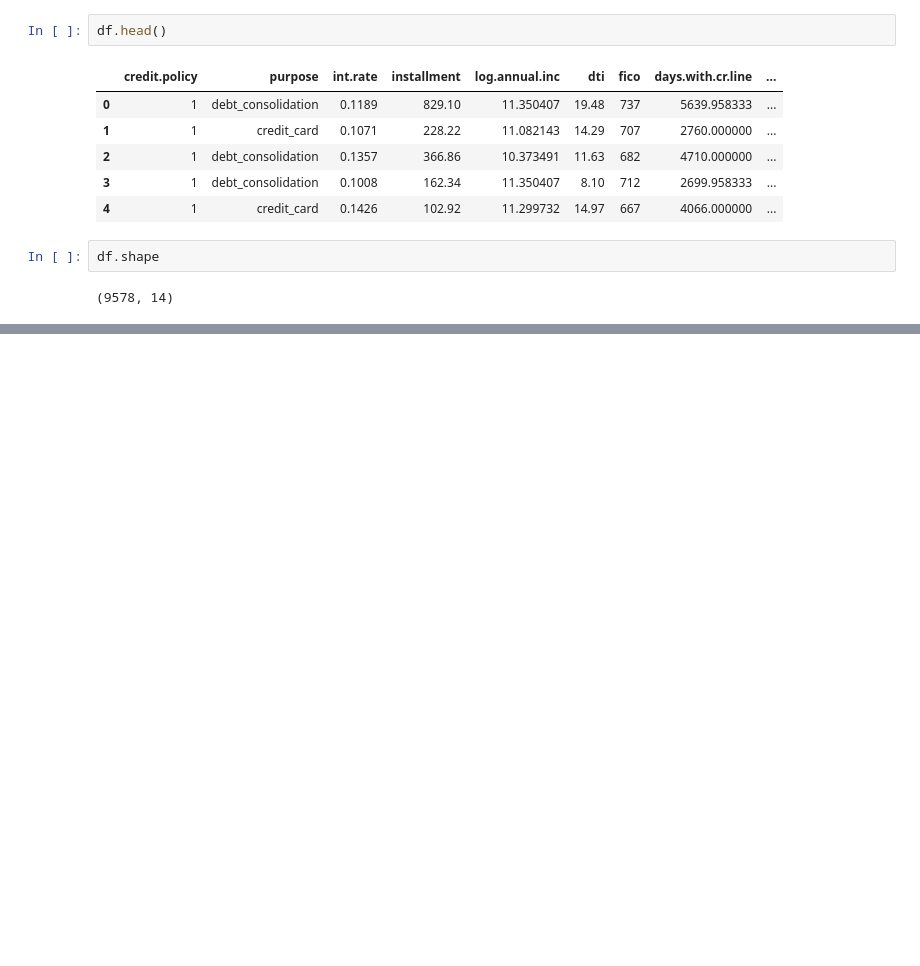
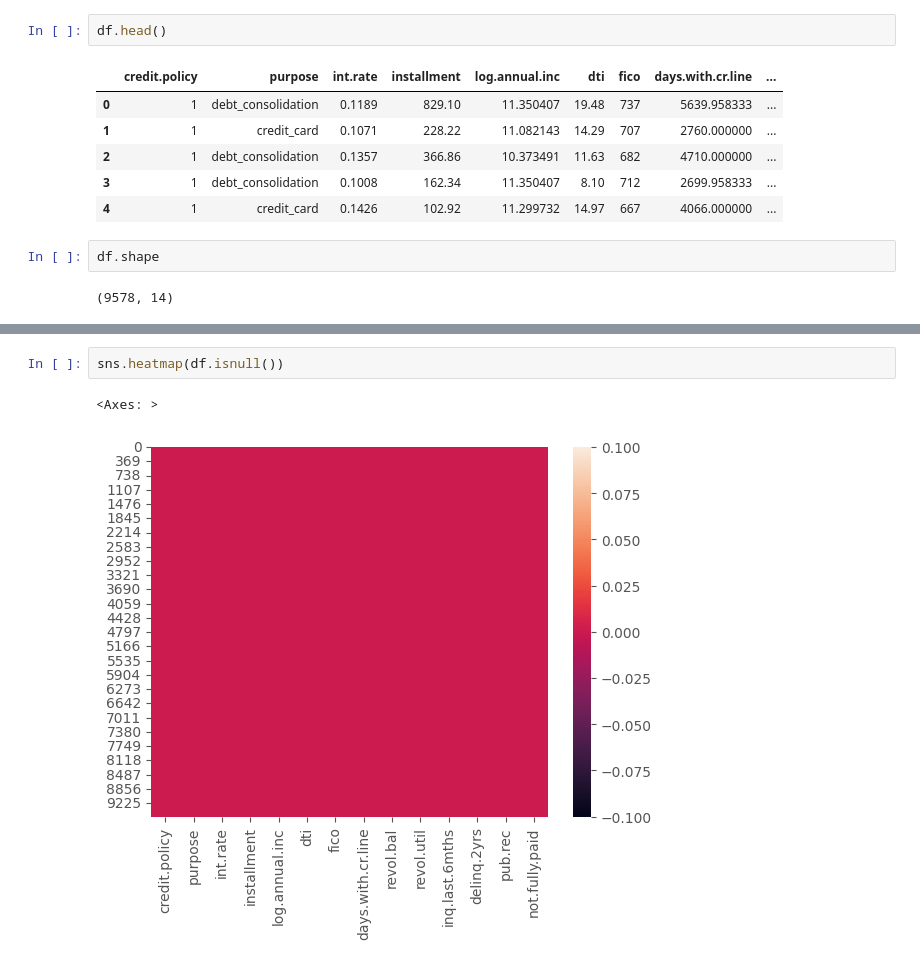
Before and after one commit to sk7-dev/IS670, a Jupyter notebook: Classes/Feb20.ipynb, the cells around one changed output, grey strips where cells are left out. Drawn from its saved outputs; the diff is of its cells as text; blank space fills up the shorter version.

```diff
--- a/Classes/Feb20.ipynb
+++ b/Classes/Feb20.ipynb
@@ -24,0 +93,5 @@ df.shape
+# %%
+sns.heatmap(df.isnull())
+# %% [output]
+<Axes: >
+[figure, added]
```
Also changed, not shown: parts of 22 cells of this notebook.
